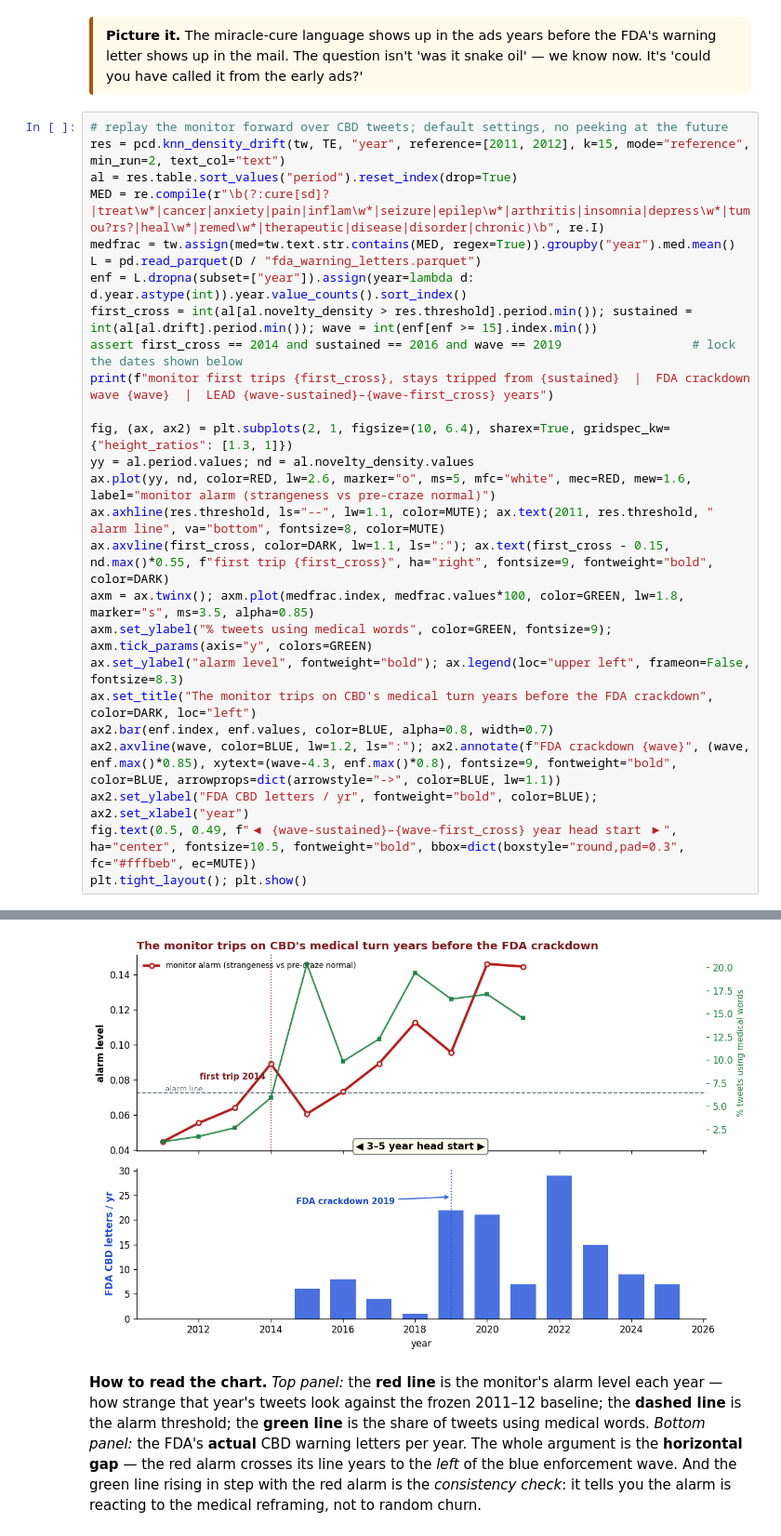
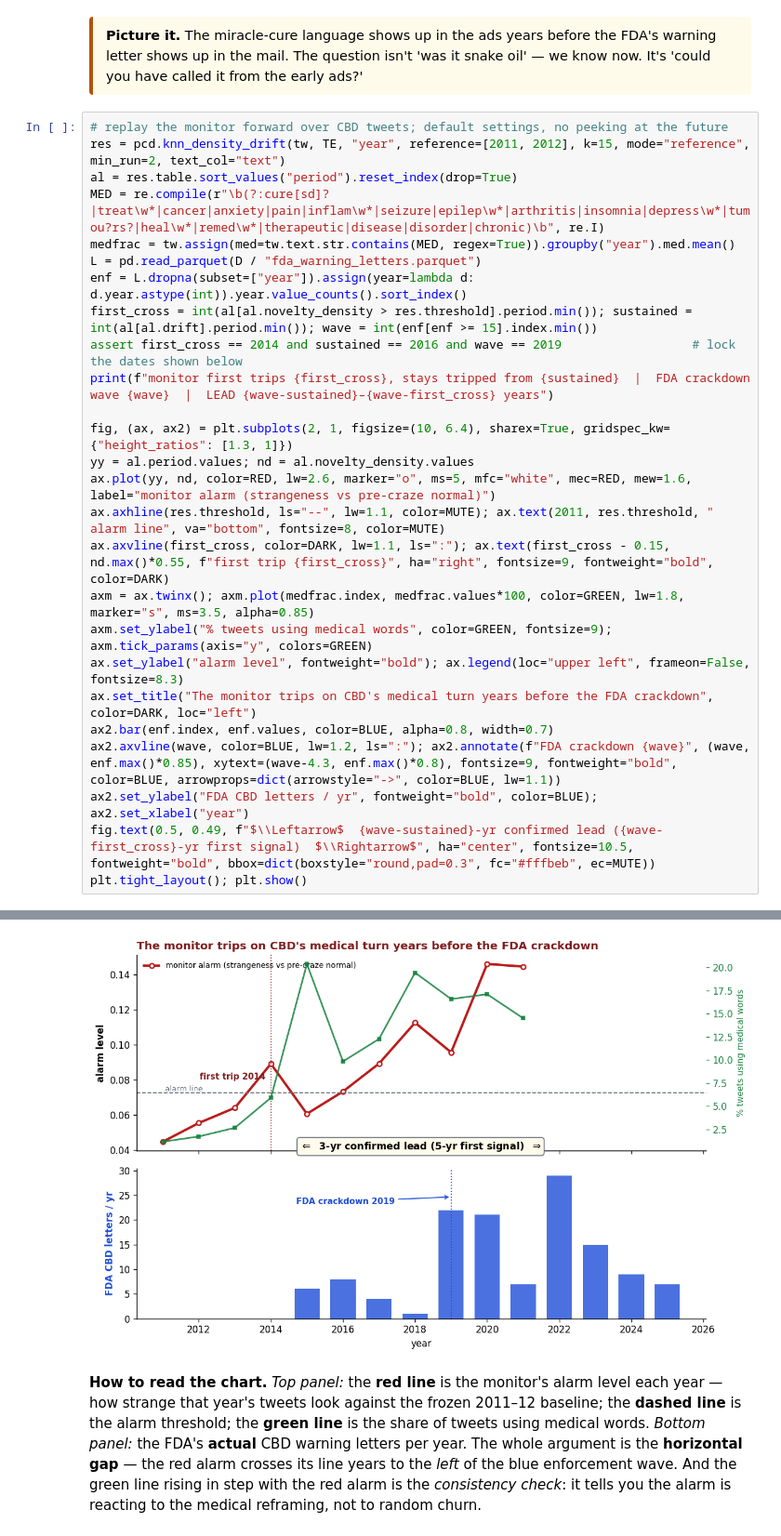
Before and after one commit to jturner-uofl/pycorpdiff, a Jupyter notebook: examples/cbd_fda_drift_showcase.ipynb, the cells around one changed output, grey strips where cells are left out. Shown at 93% size. Drawn from its saved outputs; the diff is of its cells as text.

Commit message:
examples: revision-2 (cold review) — honest 3-yr confirmed lead, two-sample CIs, 29% LLM-agreement, keyword-beats-on-timing, backtest figure tofu fix

```diff
--- a/examples/cbd_fda_drift_showcase.ipynb
+++ b/examples/cbd_fda_drift_showcase.ipynb
@@ -409,32 +409,32 @@ Now the payoff. We take the lazy-bouncer monitor, freeze its idea of "normal" on
 # %%
 # replay the monitor forward over CBD tweets; default settings, no peeking at the future
 res = pcd.knn_density_drift(tw, TE, "year", reference=[2011, 2012], k=15, mode="reference", min_run=2, text_col="text")
 al = res.table.sort_values("period").reset_index(drop=True)
 MED = re.compile(r"\b(?:cure[sd]?|treat\w*|cancer|anxiety|pain|inflam\w*|seizure|epilep\w*|arthritis|insomnia|depress\w*|tumou?rs?|heal\w*|remed\w*|therapeutic|disease|disorder|chronic)\b", re.I)
 medfrac = tw.assign(med=tw.text.str.contains(MED, regex=True)).groupby("year").med.mean()
 L = pd.read_parquet(D / "fda_warning_letters.parquet")
 enf = L.dropna(subset=["year"]).assign(year=lambda d: d.year.astype(int)).year.value_counts().sort_index()
 first_cross = int(al[al.novelty_density > res.threshold].period.min()); sustained = int(al[al.drift].period.min()); wave = int(enf[enf >= 15].index.min())
 assert first_cross == 2014 and sustained == 2016 and wave == 2019                  # lock the dates shown below
 print(f"monitor first trips {first_cross}, stays tripped from {sustained}  |  FDA crackdown wave {wave}  |  LEAD {wave-sustained}–{wave-first_cross} years")
 
 fig, (ax, ax2) = plt.subplots(2, 1, figsize=(10, 6.4), sharex=True, gridspec_kw={"height_ratios": [1.3, 1]})
 yy = al.period.values; nd = al.novelty_density.values
 ax.plot(yy, nd, color=RED, lw=2.6, marker="o", ms=5, mfc="white", mec=RED, mew=1.6, label="monitor alarm (strangeness vs pre-craze normal)")
 ax.axhline(res.threshold, ls="--", lw=1.1, color=MUTE); ax.text(2011, res.threshold, " alarm line", va="bottom", fontsize=8, color=MUTE)
 ax.axvline(first_cross, color=DARK, lw=1.1, ls=":"); ax.text(first_cross - 0.15, nd.max()*0.55, f"first trip {first_cross}", ha="right", fontsize=9, fontweight="bold", color=DARK)
 axm = ax.twinx(); axm.plot(medfrac.index, medfrac.values*100, color=GREEN, lw=1.8, marker="s", ms=3.5, alpha=0.85)
 axm.set_ylabel("% tweets using medical words", color=GREEN, fontsize=9); axm.tick_params(axis="y", colors=GREEN)
 ax.set_ylabel("alarm level", fontweight="bold"); ax.legend(loc="upper left", frameon=False, fontsize=8.3)
 ax.set_title("The monitor trips on CBD's medical turn years before the FDA crackdown", color=DARK, loc="left")
 ax2.bar(enf.index, enf.values, color=BLUE, alpha=0.8, width=0.7)
 ax2.axvline(wave, color=BLUE, lw=1.2, ls=":"); ax2.annotate(f"FDA crackdown {wave}", (wave, enf.max()*0.85), xytext=(wave-4.3, enf.max()*0.8), fontsize=9, fontweight="bold", color=BLUE, arrowprops=dict(arrowstyle="->", color=BLUE, lw=1.1))
 ax2.set_ylabel("FDA CBD letters / yr", fontweight="bold", color=BLUE); ax2.set_xlabel("year")
-fig.text(0.5, 0.49, f"◀ {wave-sustained}–{wave-first_cross} year head start ▶", ha="center", fontsize=10.5, fontweight="bold", bbox=dict(boxstyle="round,pad=0.3", fc="#fffbeb", ec=MUTE))
+fig.text(0.5, 0.49, f"$\\Leftarrow$  {wave-sustained}-yr confirmed lead ({wave-first_cross}-yr first signal)  $\\Rightarrow$", ha="center", fontsize=10.5, fontweight="bold", bbox=dict(boxstyle="round,pad=0.3", fc="#fffbeb", ec=MUTE))
 plt.tight_layout(); plt.show()
 # %% [output]
 monitor first trips 2014, stays tripped from 2016  |  FDA crackdown wave 2019  |  LEAD 3–5 years
-[figure, old version]
+[figure, new version]
 # %% [markdown]
 **How to read the chart.** *Top panel:* the **red line** is the monitor's alarm level each year — how strange that year's tweets look against the frozen 2011–12 baseline; the **dashed line** is the alarm threshold; the **green line** is the share of tweets using medical words. *Bottom panel:* the FDA's **actual** CBD warning letters per year. The whole argument is the **horizontal gap** — the red alarm crosses its line years to the *left* of the blue enforcement wave. And the green line rising in step with the red alarm is the *consistency check*: it tells you the alarm is reacting to the medical reframing, not to random churn.
 # %% [markdown]
```
Also changed, not shown: parts of 6 cells of this notebook.
